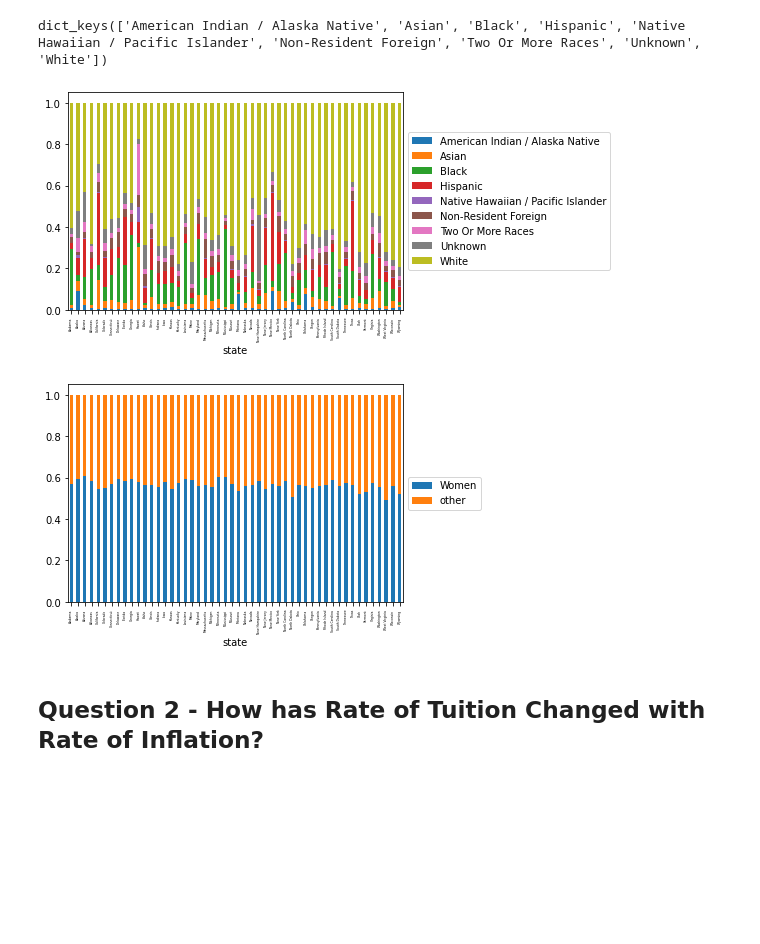
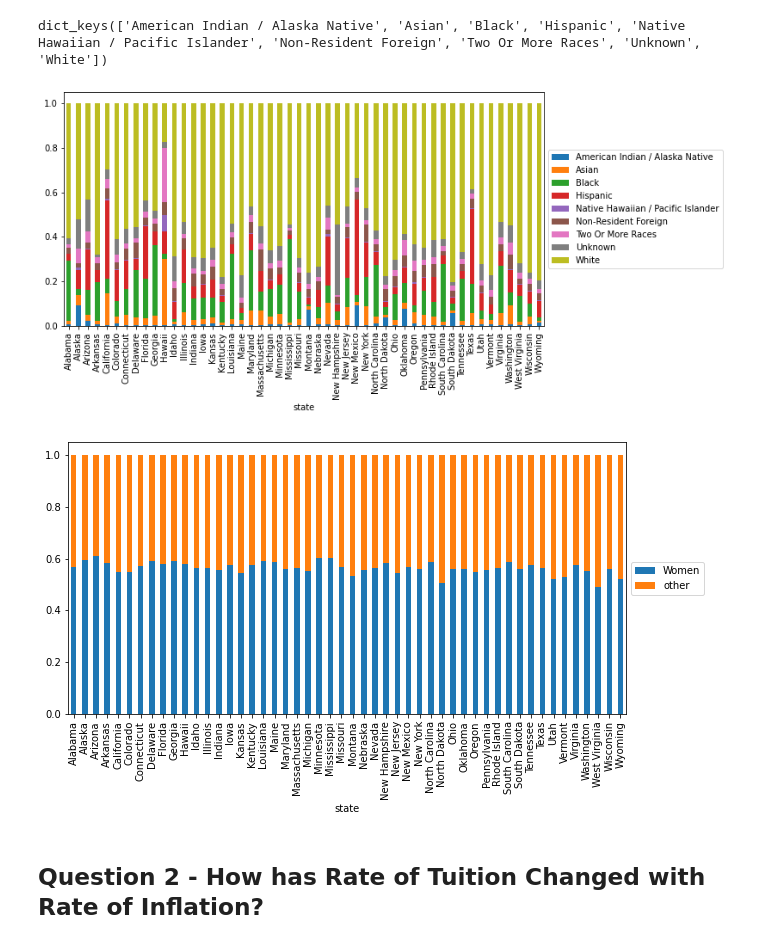
Before and after one commit to eaxworthy/tuition_cost_analysis, a Jupyter notebook: notebook_lizzy.ipynb, the cells around one changed output. Cells and saved outputs as stored; diff of their text form; code cells hidden in the pictures; blank space fills up the shorter version.

Commit message:
Changed image format

```diff
--- a/notebook_lizzy.ipynb
+++ b/notebook_lizzy.ipynb
@@ -150,29 +150,29 @@ race_stats.keys()
 # %% [output]
 dict_keys(['American Indian / Alaska Native', 'Asian', 'Black', 'Hispanic', 'Native Hawaiian / Pacific Islander', 'Non-Resident Foreign', 'Two Or More Races', 'Unknown', 'White'])
 # %%
-div_race = div_race.set_index(['state','category']).percentage
-div_race.unstack().plot(kind='bar', stacked=True)
+#div_race = div_race.set_index(['state','category']).percentage
+div_race.unstack().plot(kind='bar', stacked=True, figsize=(10,5))
 plt.legend(loc='center left', bbox_to_anchor=(1, 0.5))
-plt.tick_params(axis='x', which='major', labelsize=3)
-plt.savefig('./images/racial_diversity_2014')
+plt.tick_params(axis='x', which='major', labelsize=10)
+plt.savefig('./images/racial_diversity_2014', bbox_inches='tight')
 # %% [output]
-[figure, old version]
+[figure, new version]
 # %%
 div_gender = div_df[(div_df['category'] == 'Women')][['state', 'category', 'percentage']]
 gender_stats = div_gender.describe()
 # %%
 
 div_gender_temp = div_gender.copy()
 div_gender_temp['percentage'] = 1 - div_gender_temp['percentage']
 div_gender_temp['category'] = 'other'
 div_gender = pd.concat([div_gender, div_gender_temp])
 div_gender = div_gender.set_index(['state','category']).percentage
-div_gender.unstack().plot(kind='bar', stacked=True)
+div_gender.unstack().plot(kind='bar', stacked=True, figsize=(10,5))
 plt.legend(loc='center left', bbox_to_anchor=(1, 0.5))
-plt.tick_params(axis='x', which='major', labelsize=3)
-plt.savefig('./images/gender_diversity_2014')
+plt.tick_params(axis='x', which='major', labelsize=10)
+plt.savefig('./images/gender_diversity_2014', bbox_inches='tight')
 # %% [output]
-[figure, old version]
+[figure, new version]
 # %% [markdown]
 ## Question 2 - How has Rate of Tuition Changed with Rate of Inflation?
 # %%
```
Also changed, not shown: parts of 3 cells of this notebook, 3 other files.
